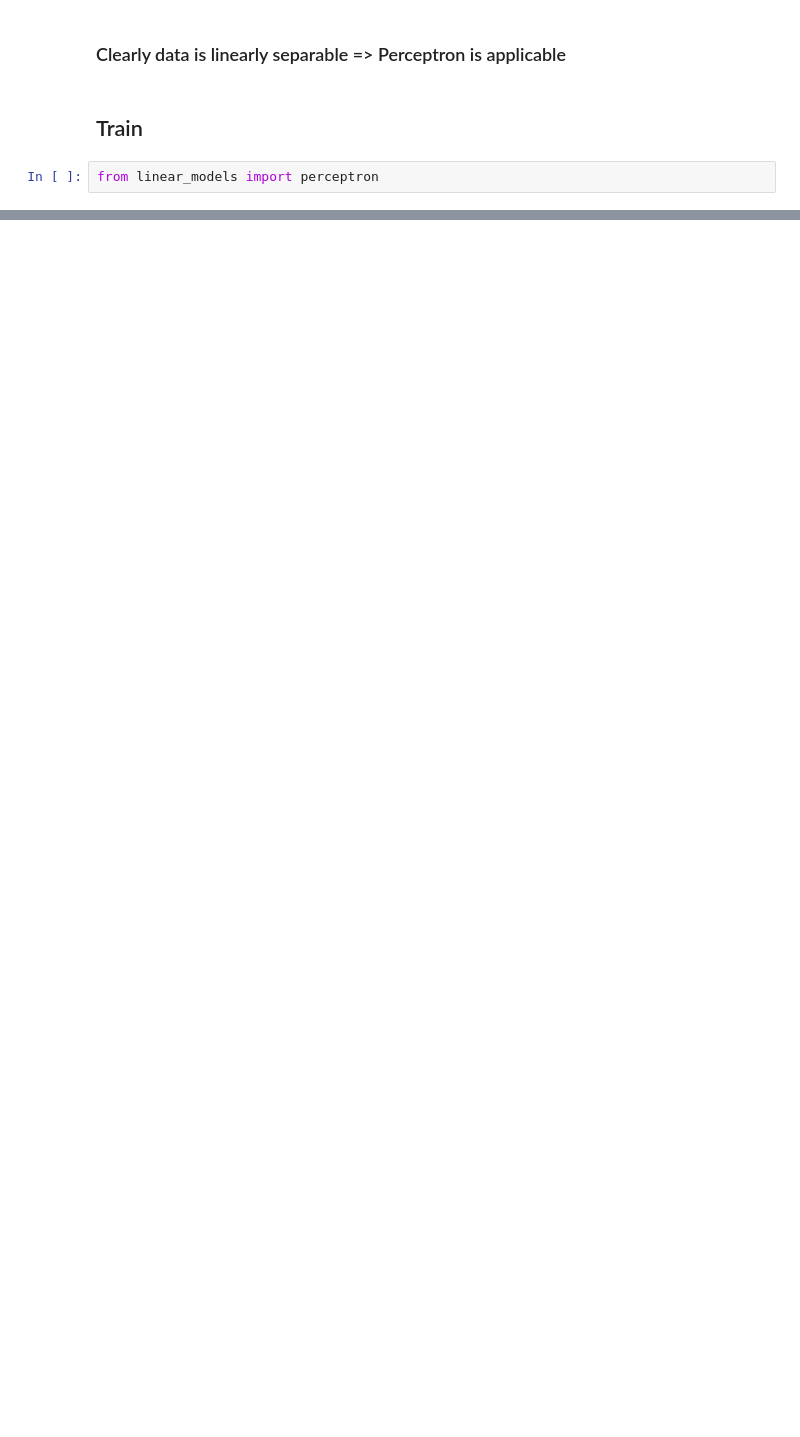
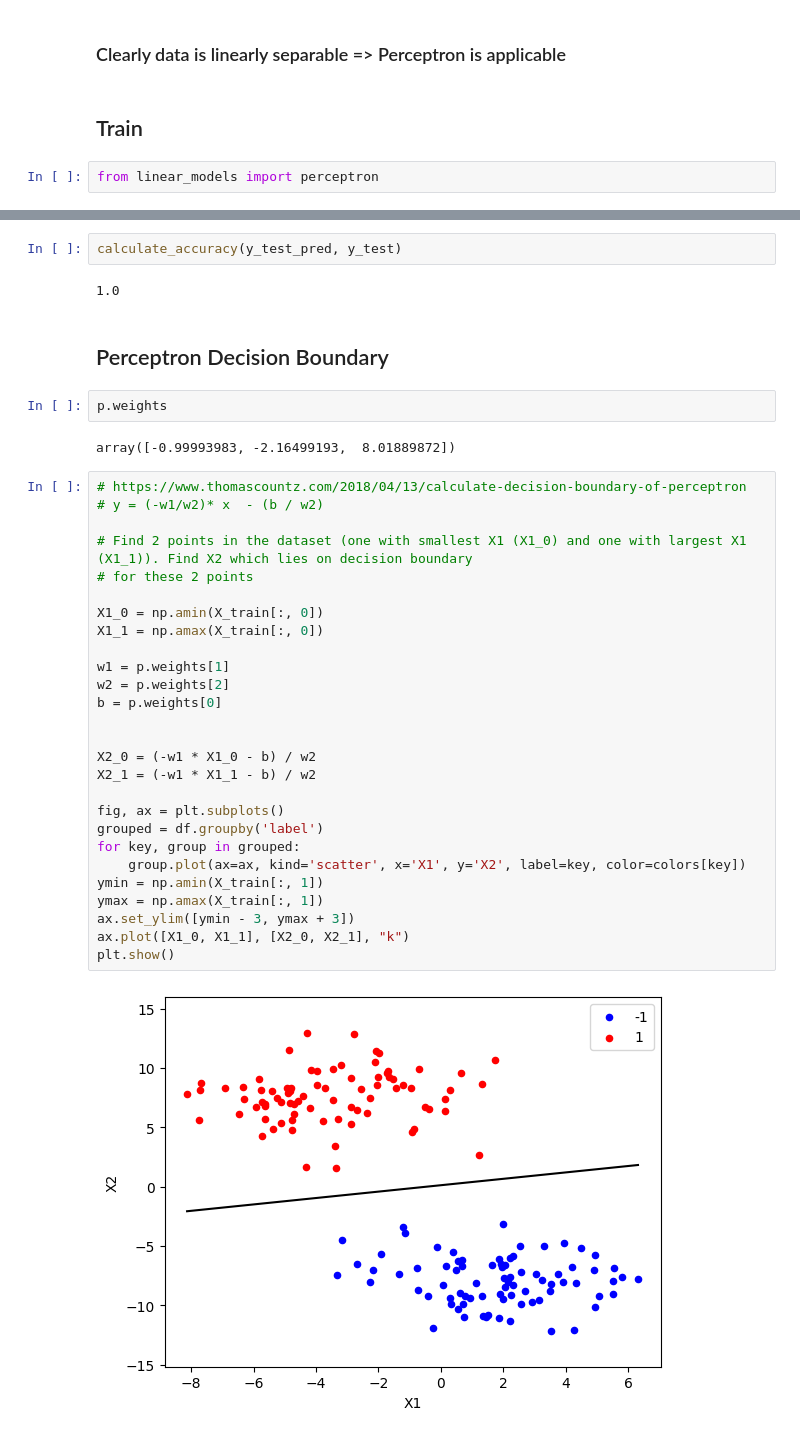
Before and after one commit to akashram1/foundational-ml, a Jupyter notebook: linear_models/perceptron.ipynb, the cells around one changed output, grey strips where cells are left out. Cells and saved outputs as stored; diff of their text form; blank space fills up the shorter version.

Commit message:
add decision boundary

```diff
--- a/linear_models/perceptron.ipynb
+++ b/linear_models/perceptron.ipynb
@@ -46,0 +56,39 @@ print(p.mistakes_by_iter)
+# %%
+calculate_accuracy(y_test_pred, y_test)
+# %% [output]
+1.0
+# %% [markdown]
+## Perceptron Decision Boundary
+# %%
+p.weights
+# %% [output]
+array([-0.99993983, -2.16499193,  8.01889872])
+# %%
+# https://www.thomascountz.com/2018/04/13/calculate-decision-boundary-of-perceptron
+# y = (-w1/w2)* x  - (b / w2)
+
+# Find 2 points in the dataset (one with smallest X1 (X1_0) and one with largest X1 (X1_1)). Find X2 which lies on decision boundary
+# for these 2 points
+
+X1_0 = np.amin(X_train[:, 0])
+X1_1 = np.amax(X_train[:, 0])
+
+w1 = p.weights[1]
+w2 = p.weights[2]
+b = p.weights[0]
+
+
+X2_0 = (-w1 * X1_0 - b) / w2
+X2_1 = (-w1 * X1_1 - b) / w2
+
+fig, ax = plt.subplots()
+grouped = df.groupby('label')
+for key, group in grouped:
+    group.plot(ax=ax, kind='scatter', x='X1', y='X2', label=key, color=colors[key])
+ymin = np.amin(X_train[:, 1])
+ymax = np.amax(X_train[:, 1])
+ax.set_ylim([ymin - 3, ymax + 3])
+ax.plot([X1_0, X1_1], [X2_0, X2_1], "k")
+plt.show()
+# %% [output]
+[figure, added]
```
Also changed, not shown: parts of 7 cells of this notebook.
